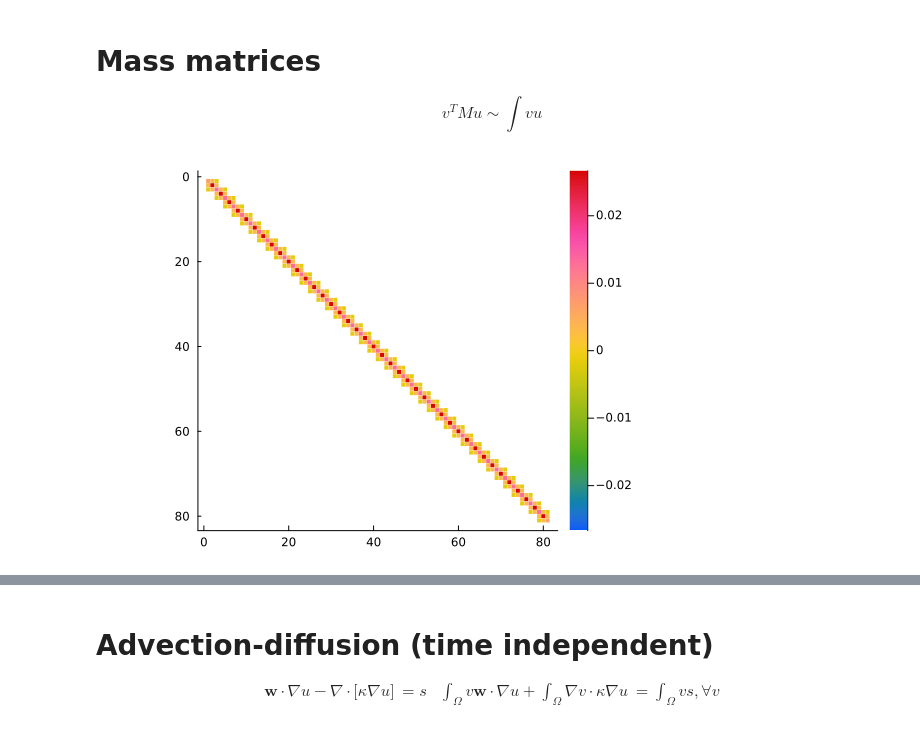
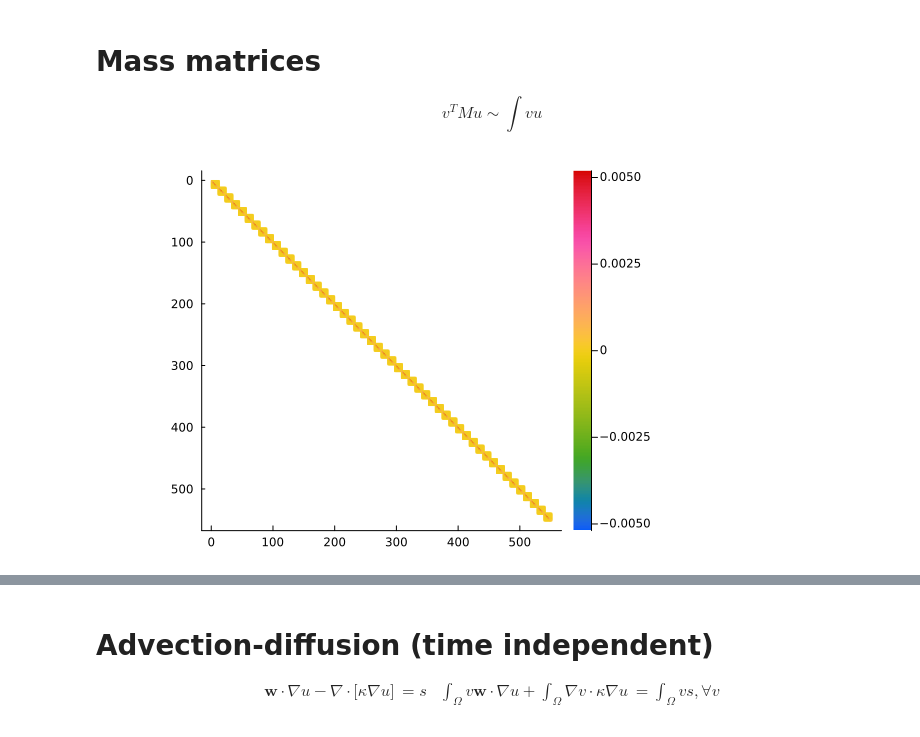
Before and after one commit to cu-numpde/spring26, a Jupyter notebook: slides/2026-03-23-fem.ipynb, the cells around one changed output, grey strips where cells are left out. Drawn from its saved outputs; the diff is of its cells as text; code cells hidden in the pictures.

```diff
--- a/slides/2026-03-23-fem.ipynb
+++ b/slides/2026-03-23-fem.ipynb
@@ -289,17 +279,17 @@ plot!(title="cond = $(cond(Matrix(J)))")
 
 $$ v^T M u \sim \int v u $$
 # %%
-fe = FESpace(3, 3, 40)
+fe = FESpace(12, 12, 50)
 u0 = zero(fe.xn)
 function mass(q, u, du, Du, Ddu)
     df0 = du
     df1 = 0*du
     df0, df1
 end
 J = fe_jacobian(zero.(fe.xn), fe, mass, bci=[], bcv=[])
 my_spy(J)
 # %% [output]
-[figure, old version]
+[figure, new version]
 # %%
 P = diagm(1 ./ diag(J))
 e1 = eigvals(Matrix(P * J))
```
Also changed, not shown: parts of 6 cells of this notebook, 5 other files.
